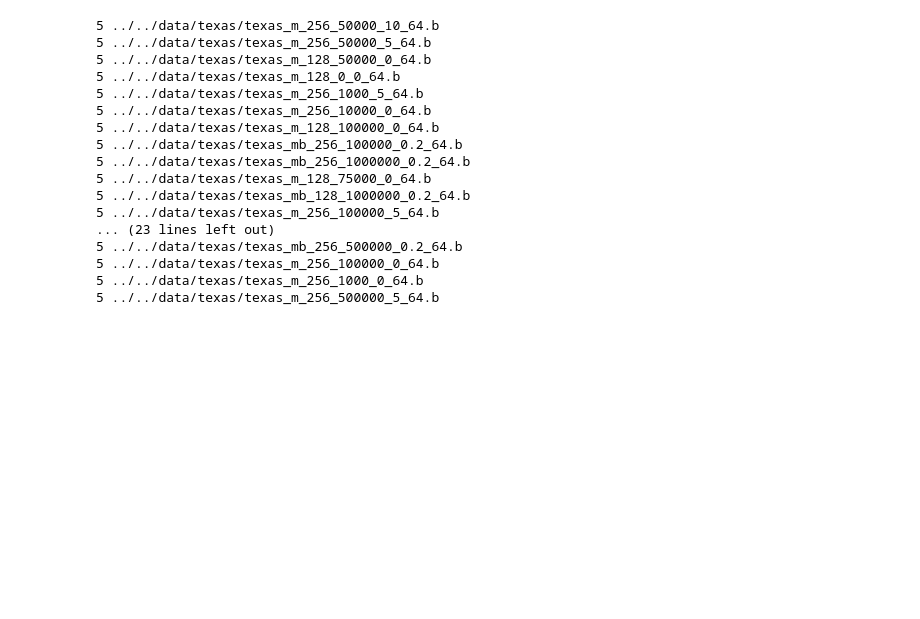
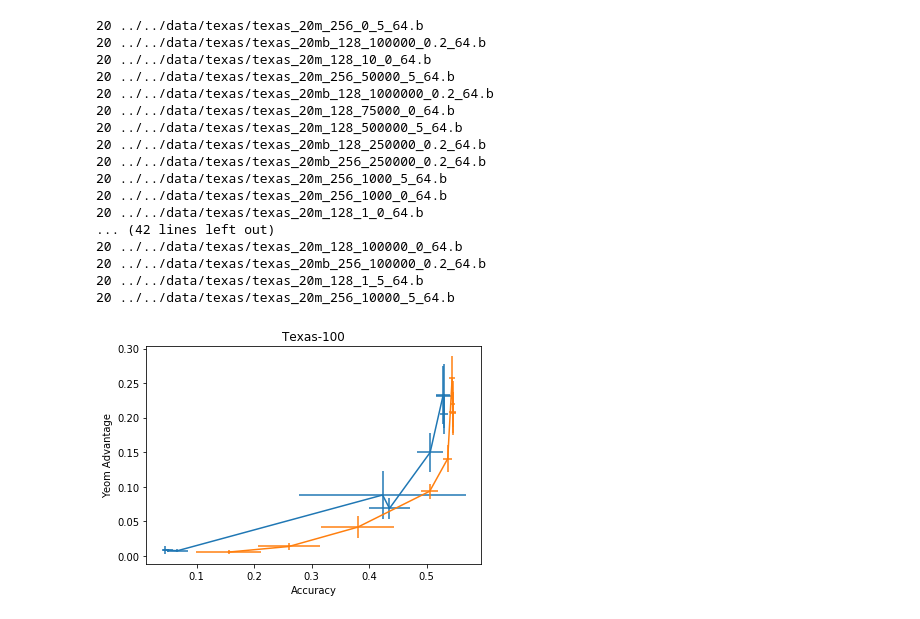
Before and after one commit to twosixlabs/csl, a Jupyter notebook: experiments/immediate_sensitivity/tex_mult_analysis.ipynb, the cells around one changed output. Saved outputs shown, nothing was run; the diff lists cells and outputs as text; code cells hidden in the pictures; blank space fills up the shorter version.

```diff
--- a/experiments/immediate_sensitivity/tex_mult_analysis.ipynb
+++ b/experiments/immediate_sensitivity/tex_mult_analysis.ipynb
@@ -7,7 +7,7 @@ import numpy as np
 import pandas as pd
 # %%
 idx_tups = []
-for file in glob.glob("../../data/texas/texas_m*"):
+for file in glob.glob("../../data/texas/texas_20m*"):
     f = pickle.load(open(file, 'rb'))
     accs = []
     advs = []
@@ -24,7 +24,7 @@ for file in glob.glob("../../data/texas/texas_m*"):
 
 
     var = file.split("_")[-5:]
-    if var[-5] == 'mb':
+    if var[-5] == '20mb' or var[-5] == 'mb':
         var[-5] = 'dp'
     else:
         var[-5] = 'is'
@@ -34,7 +34,9 @@ for file in glob.glob("../../data/texas/texas_m*"):
     var[-2] = float(var[-2]) if var[-2] != 'False' else False
 
     var.append(np.mean(accs))
+    var.append(np.max(accs))
     var.append(np.mean(advs))
+    var.append(np.max(advs))
     var.append(np.mean(merlin_advs))
     var.append(np.std(accs))
     var.append(np.std(advs))
@@ -42,22 +44,22 @@ for file in glob.glob("../../data/texas/texas_m*"):
     # IDX tups follow the format (epsilon, throw out threshold, batch size)
     idx_tups.append(var)
 # %% [output]
-5 ../../data/texas/texas_m_256_50000_10_64.b
-5 ../../data/texas/texas_m_256_50000_5_64.b
-5 ../../data/texas/texas_m_128_50000_0_64.b
-5 ../../data/texas/texas_m_128_0_0_64.b
-5 ../../data/texas/texas_m_256_1000_5_64.b
-5 ../../data/texas/texas_m_256_10000_0_64.b
-5 ../../data/texas/texas_m_128_100000_0_64.b
-5 ../../data/texas/texas_mb_256_100000_0.2_64.b
-5 ../../data/texas/texas_mb_256_1000000_0.2_64.b
-5 ../../data/texas/texas_m_128_75000_0_64.b
-5 ../../data/texas/texas_mb_128_1000000_0.2_64.b
-5 ../../data/texas/texas_m_256_100000_5_64.b
-... (23 lines left out)
-5 ../../data/texas/texas_mb_256_500000_0.2_64.b
-5 ../../data/texas/texas_m_256_100000_0_64.b
-5 ../../data/texas/texas_m_256_1000_0_64.b
-5 ../../data/texas/texas_m_256_500000_5_64.b
+20 ../../data/texas/texas_20m_256_0_5_64.b
+20 ../../data/texas/texas_20mb_128_100000_0.2_64.b
+20 ../../data/texas/texas_20m_128_10_0_64.b
+20 ../../data/texas/texas_20m_256_50000_5_64.b
+20 ../../data/texas/texas_20mb_128_1000000_0.2_64.b
+20 ../../data/texas/texas_20m_128_75000_0_64.b
+20 ../../data/texas/texas_20m_128_500000_5_64.b
+20 ../../data/texas/texas_20mb_128_250000_0.2_64.b
+20 ../../data/texas/texas_20mb_256_250000_0.2_64.b
+20 ../../data/texas/texas_20m_256_1000_5_64.b
+20 ../../data/texas/texas_20m_256_1000_0_64.b
+20 ../../data/texas/texas_20m_128_1_0_64.b
+... (42 lines left out)
+20 ../../data/texas/texas_20m_128_100000_0_64.b
+20 ../../data/texas/texas_20mb_256_100000_0.2_64.b
+20 ../../data/texas/texas_20m_128_1_5_64.b
+20 ../../data/texas/texas_20m_256_10000_5_64.b
 # %%
 ds = pd.DataFrame(idx_tups)
@@ -64,0 +67,26 @@ ds.columns = ['method','width', 'epsilon', 'throw out', 'batch_size', 'acc', 'ye
+# %%
+dps = ds[(ds['method'] == 'dp') & (ds['width'] == 256) & (ds['acc'] > 0)].sort_values('acc')
+i0 = ds[(ds['method'] == 'is') & (ds['epsilon'] != 0) & (ds['width'] == 256) & (ds['throw out'] == 0) & (ds['acc'] > 0)].sort_values('acc')
+i5 = ds[(ds['method'] == 'is') & (ds['epsilon'] != 0) & (ds['width'] == 256) & (ds['throw out'] == 5)].sort_values('acc')
+i10 = ds[(ds['method'] == 'is') & (ds['epsilon'] != 0) & (ds['width'] == 256) & (ds['throw out'] == 10)].sort_values('acc')
+
+plt.errorbar(dps['acc'], dps['yeom'], yerr=dps['yeom_std'], xerr=dps['acc_std'])
+plt.errorbar(i0['acc'], i0['yeom'], yerr=i0['yeom_std'], xerr=i0['acc_std'])
+#plt.errorbar(dps['yeom'], dps['acc'], dps['acc_std'])
+#plt.errorbar(i0['yeom'], i0['acc'], i0['acc_std'])
+
+
+
+#plt.plot(dps['acc'], dps['yeom'])
+#plt.plot(i0['acc'], i0['yeom'])
+
+#plt.scatter(i10['acc'], i10['yeom'])
+#plt.scatter(base['acc'], base['yeom'], color='g')
+plt.xlabel('Accuracy')
+plt.title('Texas-100')
+plt.ylabel('Yeom Advantage')
+fig = plt.gcf()
+#fig.set_size_inches(4, 4)
+plt.savefig('/home/ubuntu/6058f04dd79997b3e3ffcbad/figures/texas_acc_adv.png', dpi=400)
+# %% [output]
+[figure, added]
```
Also changed, not shown: parts of 8 cells of this notebook, 16 other files.
